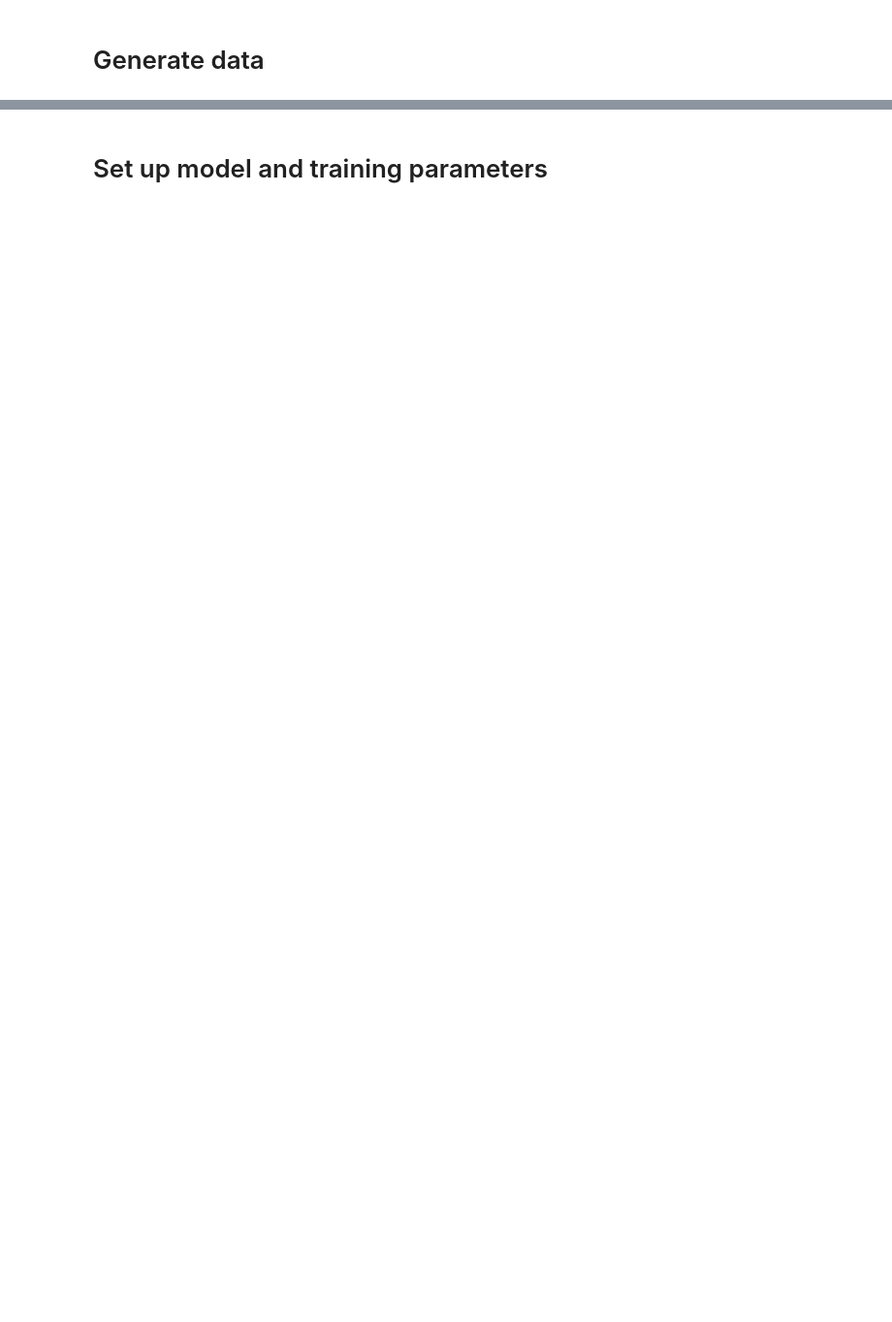
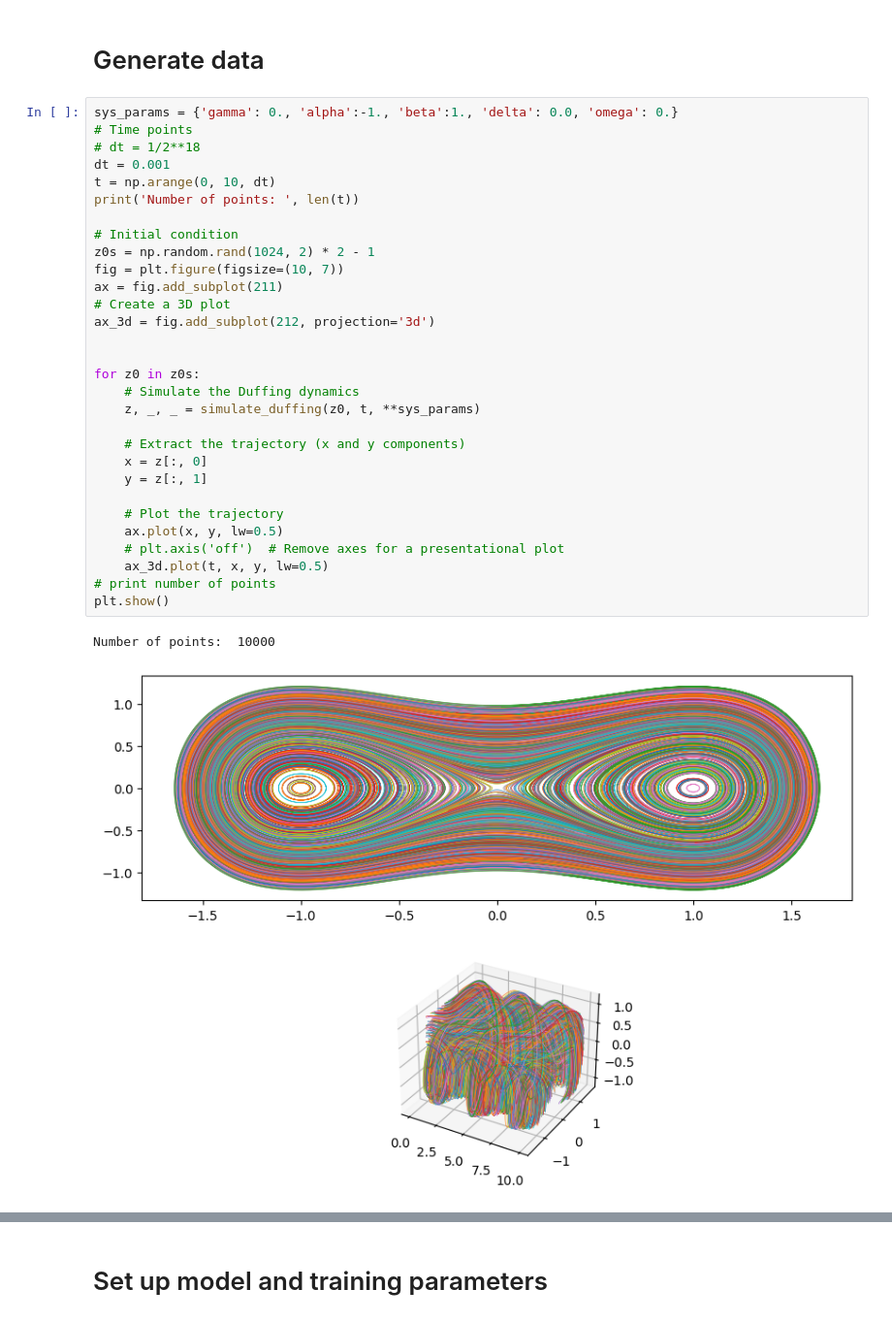
Before and after one commit to spetznick/sindyautoencoders, a Jupyter notebook: examples/duffing/train_duffing.ipynb, the cells around one changed output, grey strips where cells are left out. Shown at 97% size. Cells and saved outputs as stored; diff of their text form; blank space fills up the shorter version.

Commit message:
Add code of duffing

```diff
--- a/examples/duffing/train_duffing.ipynb
+++ b/examples/duffing/train_duffing.ipynb
@@ -12,2 +13,35 @@ import tensorflow as tf
 # %% [markdown]
 # Generate data
+# %%
+sys_params = {'gamma': 0., 'alpha':-1., 'beta':1., 'delta': 0.0, 'omega': 0.}
+# Time points
+# dt = 1/2**18
+dt = 0.001
+t = np.arange(0, 10, dt)
+print('Number of points: ', len(t))
+
+# Initial condition
+z0s = np.random.rand(1024, 2) * 2 - 1
+fig = plt.figure(figsize=(10, 7))
+ax = fig.add_subplot(211)
+# Create a 3D plot
+ax_3d = fig.add_subplot(212, projection='3d')
+
+
+for z0 in z0s:
+    # Simulate the Duffing dynamics
+    z, _, _ = simulate_duffing(z0, t, **sys_params)
+
+    # Extract the trajectory (x and y components)
+    x = z[:, 0]
+    y = z[:, 1]
+
+    # Plot the trajectory
+    ax.plot(x, y, lw=0.5)
+    # plt.axis('off')  # Remove axes for a presentational plot
+    ax_3d.plot(t, x, y, lw=0.5)
+# print number of points
+plt.show()
+# %% [output]
+Number of points:  10000
+[figure, added]
```
Also changed, not shown: parts of 12 cells of this notebook, 2 other files.
